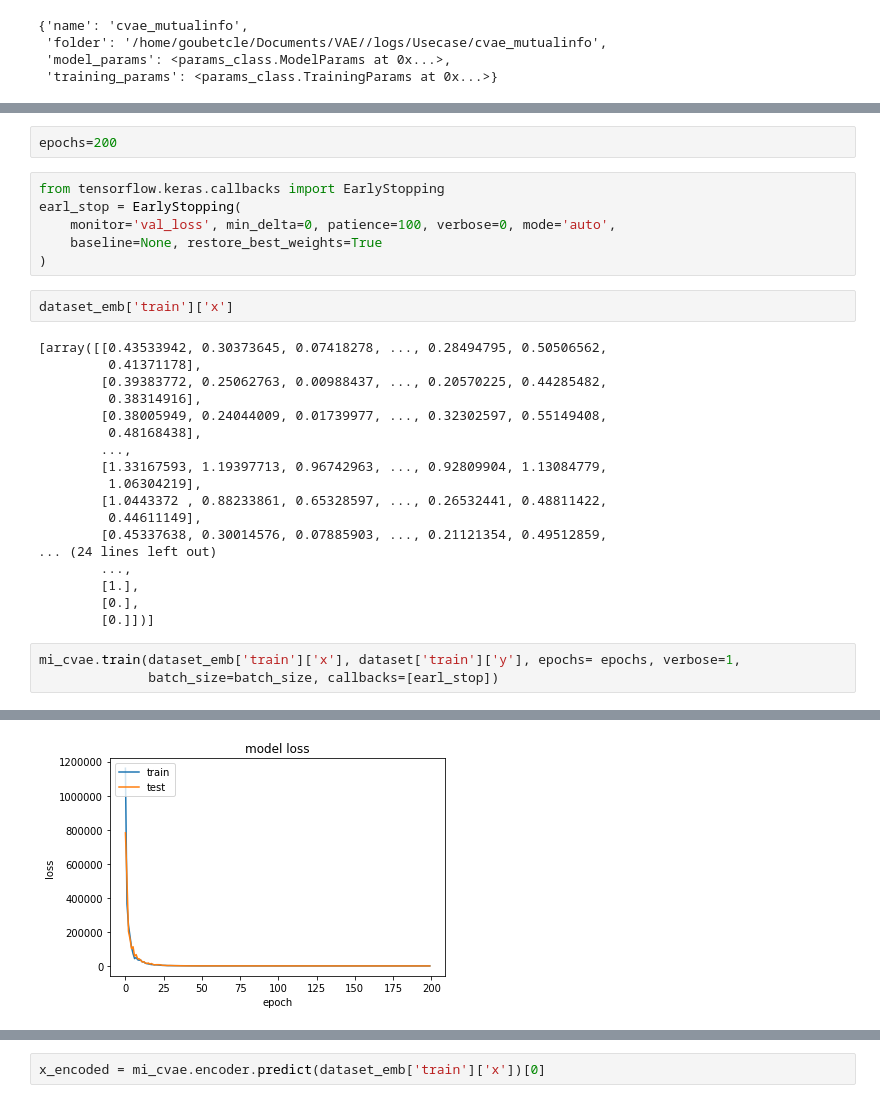
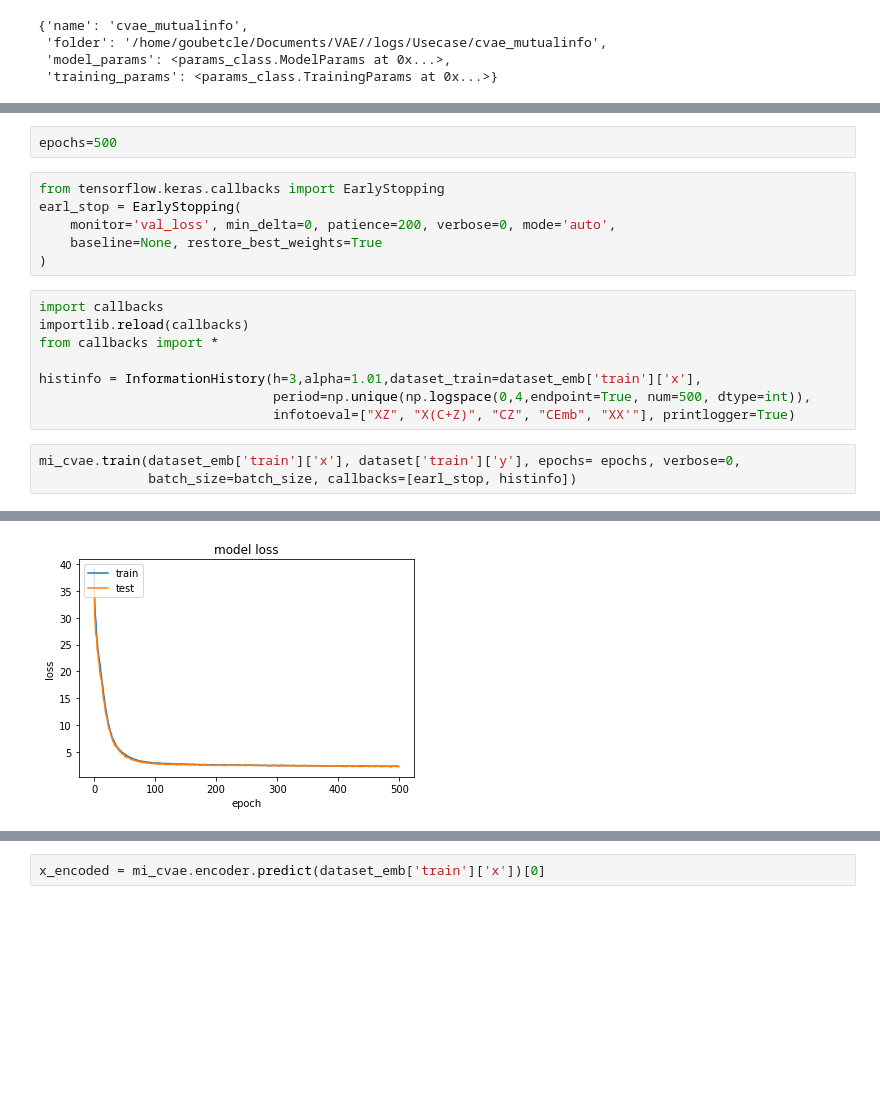
Before and after one commit to GoubetClem/VAE, a Jupyter notebook: Usecase_CVAE.ipynb, the cells around one changed output, grey strips where cells are left out. Drawn from its saved outputs; the diff is of its cells as text; blank space fills up the shorter version.

```diff
--- a/Usecase_CVAE.ipynb
+++ b/Usecase_CVAE.ipynb
@@ -604,35 +604,23 @@ recon_loss  :  1
 kl_loss  :  0.3
 info_loss  :  66
 # %%
-epochs=200
+epochs=500
 # %%
 from tensorflow.keras.callbacks import EarlyStopping
 earl_stop = EarlyStopping(
-    monitor='val_loss', min_delta=0, patience=100, verbose=0, mode='auto',
+    monitor='val_loss', min_delta=0, patience=200, verbose=0, mode='auto',
     baseline=None, restore_best_weights=True
 )
-# %%
-dataset_emb['train']['x']
-# %% [output]
-[array([[0.43533942, 0.30373645, 0.07418278, ..., 0.28494795, 0.50506562,
-         0.41371178],
-        [0.39383772, 0.25062763, 0.00988437, ..., 0.20570225, 0.44285482,
-         0.38314916],
-        [0.38005949, 0.24044009, 0.01739977, ..., 0.32302597, 0.55149408,
-         0.48168438],
-        ...,
-        [1.33167593, 1.19397713, 0.96742963, ..., 0.92809904, 1.13084779,
-         1.06304219],
-        [1.0443372 , 0.88233861, 0.65328597, ..., 0.26532441, 0.48811422,
-         0.44611149],
-        [0.45337638, 0.30014576, 0.07885903, ..., 0.21121354, 0.49512859,
-... (24 lines left out)
-        ...,
-        [1.],
-        [0.],
-        [0.]])]
+# %%
+import callbacks
+importlib.reload(callbacks)
+from callbacks import *
+
+histinfo = InformationHistory(h=3,alpha=1.01,dataset_train=dataset_emb['train']['x'],
+                              period=np.unique(np.logspace(0,4,endpoint=True, num=500, dtype=int)),
+                              infotoeval=["XZ", "X(C+Z)", "CZ", "CEmb", "XX'"], printlogger=True)
 # %%
-mi_cvae.train(dataset_emb['train']['x'], dataset['train']['y'], epochs= epochs, verbose=1,
-              batch_size=batch_size, callbacks=[earl_stop])
+mi_cvae.train(dataset_emb['train']['x'], dataset['train']['y'], epochs= epochs, verbose=0,
+              batch_size=batch_size, callbacks=[earl_stop, histinfo])
 # %% [output]
 ## START TRAINING ##
@@ -654,2 +642,2 @@ Epoch 200/200
 ## END TRAINING ##
-[figure, old version]
+[figure, new version]
```
Also changed, not shown: parts of 26 cells of this notebook, 4 other files.
